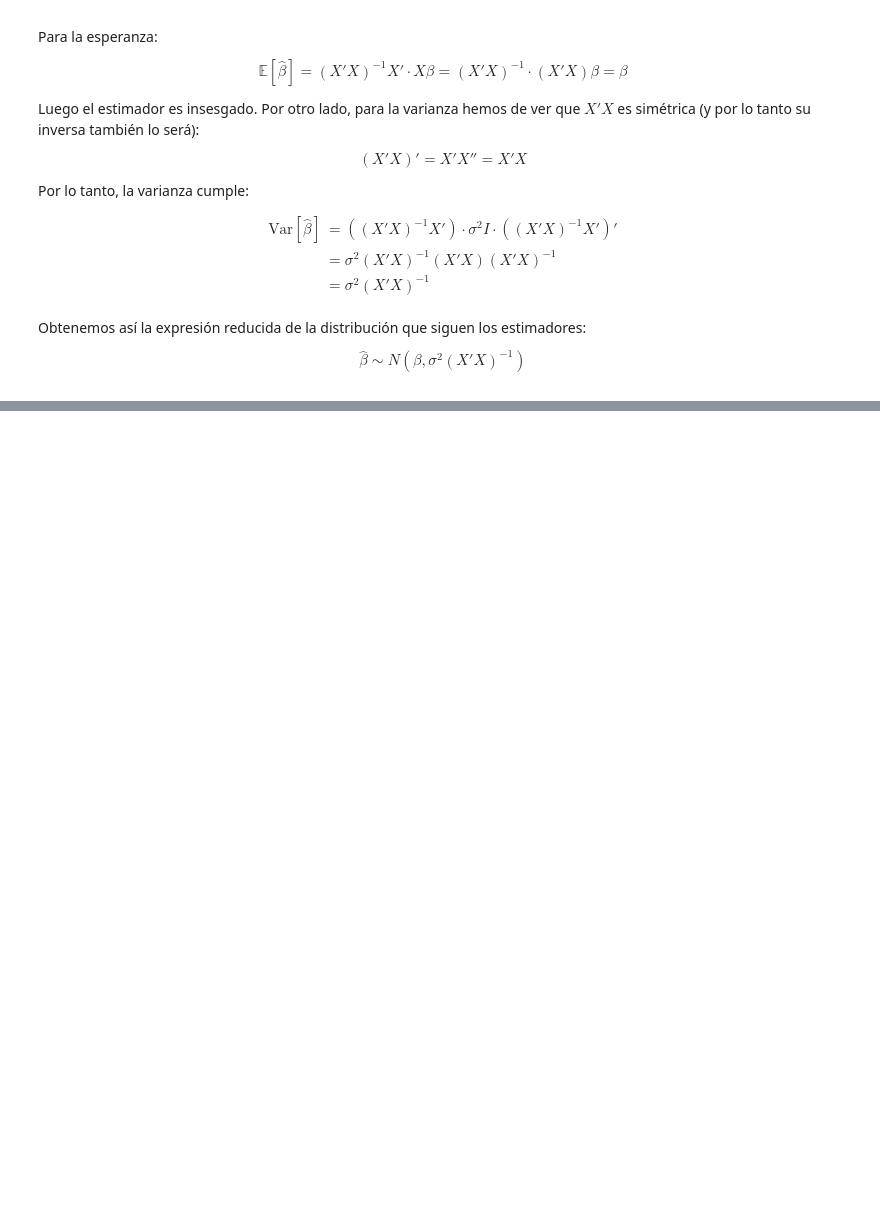
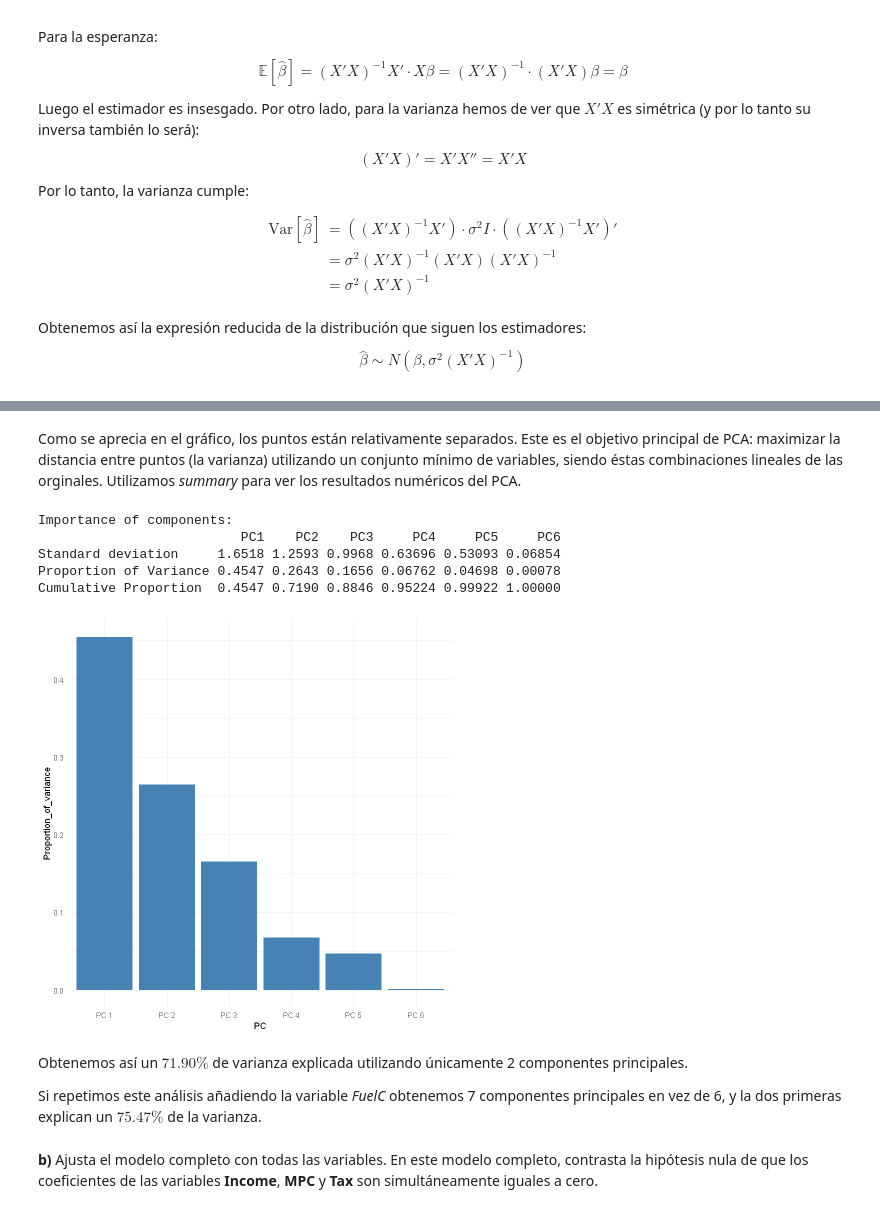
Before and after one commit to Ocete/mcd-mae, a Jupyter notebook: Entrega 3/ejercicios.ipynb, the cells around one changed output, grey strips where cells are left out. Cells and saved outputs as stored; diff of their text form; code cells hidden in the pictures; blank space fills up the shorter version.

```diff
--- a/Entrega 3/ejercicios.ipynb
+++ b/Entrega 3/ejercicios.ipynb
@@ -303,0 +321,25 @@ Cumulative Proportion  9.933e-01 9.983e-01 1.000e+00 1.000e+00    1    1 1.00
+# %% [markdown]
+Como se aprecia en el gráfico, los puntos están relativamente separados. Este es el objetivo principal de PCA: maximizar la distancia entre puntos (la varianza) utilizando un conjunto mínimo de variables, siendo éstas combinaciones lineales de las orginales. Utilizamos *summary* para ver los resultados numéricos del PCA.
+# %%
+summary(pca)
+
+pov <- summary(pca)$importance[2,]
+names <- c(paste('PC', 1:6))
+proportions_df <- data.frame(PC=names, Proportion_of_variance=pov)
+
+ggplot(proportions_df, aes(x=PC, y=Proportion_of_variance)) +
+    geom_bar(stat="identity", fill="steelblue") +
+    theme_minimal()
+# %% [output]
+Importance of components:
+                          PC1    PC2    PC3     PC4     PC5     PC6
+Standard deviation     1.6518 1.2593 0.9968 0.63696 0.53093 0.06854
+Proportion of Variance 0.4547 0.2643 0.1656 0.06762 0.04698 0.00078
+Cumulative Proportion  0.4547 0.7190 0.8846 0.95224 0.99922 1.00000
+[figure, added]
+# %% [markdown]
+Obtenemos así un $71.90\%$ de varianza explicada utilizando únicamente 2 componentes principales.
+
+Si repetimos este análisis añadiendo la variable *FuelC* obtenemos 7 componentes principales en vez de 6, y la dos primeras explican un $75.47\%$ de la varianza.
+# %% [markdown]
+**b)** Ajusta el modelo completo con todas las variables. En este modelo completo, contrasta la hipótesis nula de que los coeficientes de las variables **Income**, **MPC** y **Tax** son simultáneamente iguales a cero.
```
Also changed, not shown: parts of 38 cells of this notebook.
